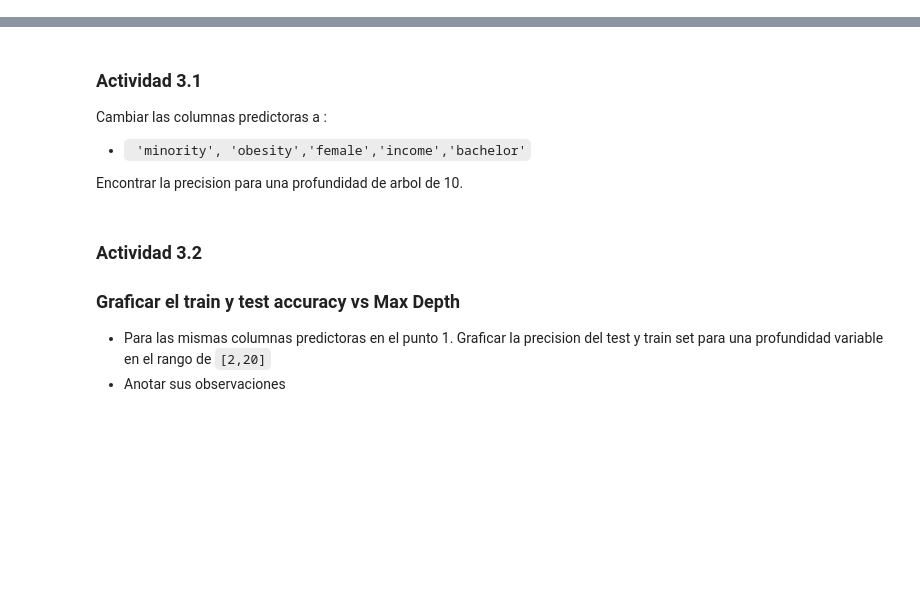
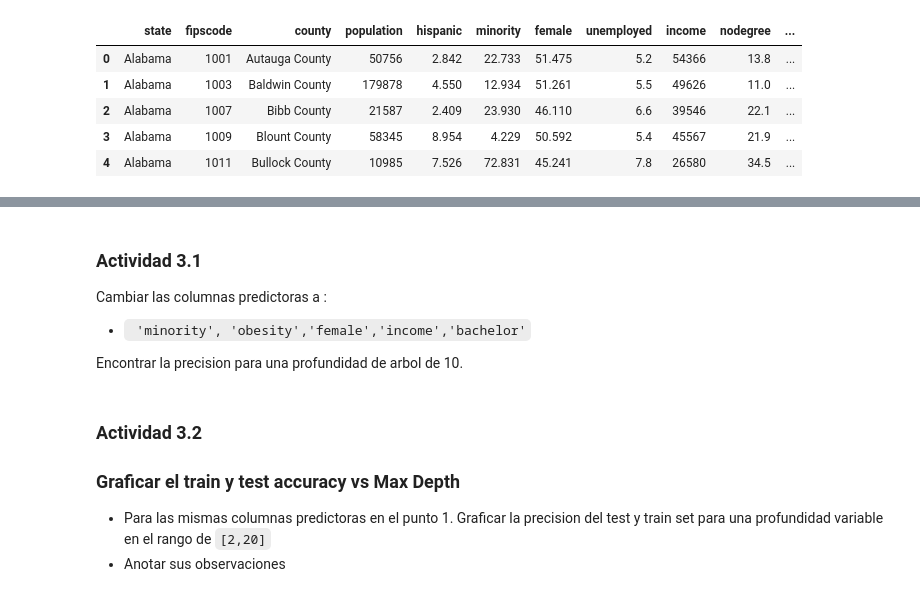
Before and after one commit to Horaciomb/Fundamentos-de-Machine-Learning, a Jupyter notebook: Clase03/actividad_1_S3.ipynb, the cells around one changed output, grey strips where cells are left out. Saved outputs shown, nothing was run; the diff lists cells and outputs as text; code cells hidden in the pictures; blank space fills up the shorter version.

```diff
--- a/Clase03/actividad_1_S3.ipynb
+++ b/Clase03/actividad_1_S3.ipynb
@@ -22,14 +22,21 @@ pd.set_option('display.max_columns', 20)
 plt.rcParams["figure.figsize"] = (8,6)
 # %%
 # Lea el archivo de datos "election_train.csv" como un marco de datos de Pandas
-elect_train =
+elect_train = pd.read_csv('county_election_train.csv')
 
 # Read the data file "election_test.csv" as a Pandas dataframe
-elect_test =
+elect_test = pd.read_csv('county_election_test.csv')
 
 # Eche un vistazo rápido a los datos de entrenamiento
 
 elect_train.head()
+# %% [output]
+|  | state | fipscode | county | population | hispanic | minority | female | unemployed | income | nodegree | ... |
+| 0 | Alabama | 1001 | Autauga County | 50756 | 2.842 | 22.733 | 51.475 | 5.2 | 54366 | 13.8 | ... |
+| 1 | Alabama | 1003 | Baldwin County | 179878 | 4.550 | 12.934 | 51.261 | 5.5 | 49626 | 11.0 | ... |
+| 2 | Alabama | 1007 | Bibb County | 21587 | 2.409 | 23.930 | 46.110 | 6.6 | 39546 | 22.1 | ... |
+| 3 | Alabama | 1009 | Blount County | 58345 | 8.954 | 4.229 | 50.592 | 5.4 | 45567 | 21.9 | ... |
+| 4 | Alabama | 1011 | Bullock County | 10985 | 7.526 | 72.831 | 45.241 | 7.8 | 26580 | 34.5 | ... |
 # %%
 # Generar una columna llamada won
 # won = 1, si Trump ha sido elegido en un determinado condado
```
Also changed, not shown: parts of 6 cells of this notebook, 1 other file.
